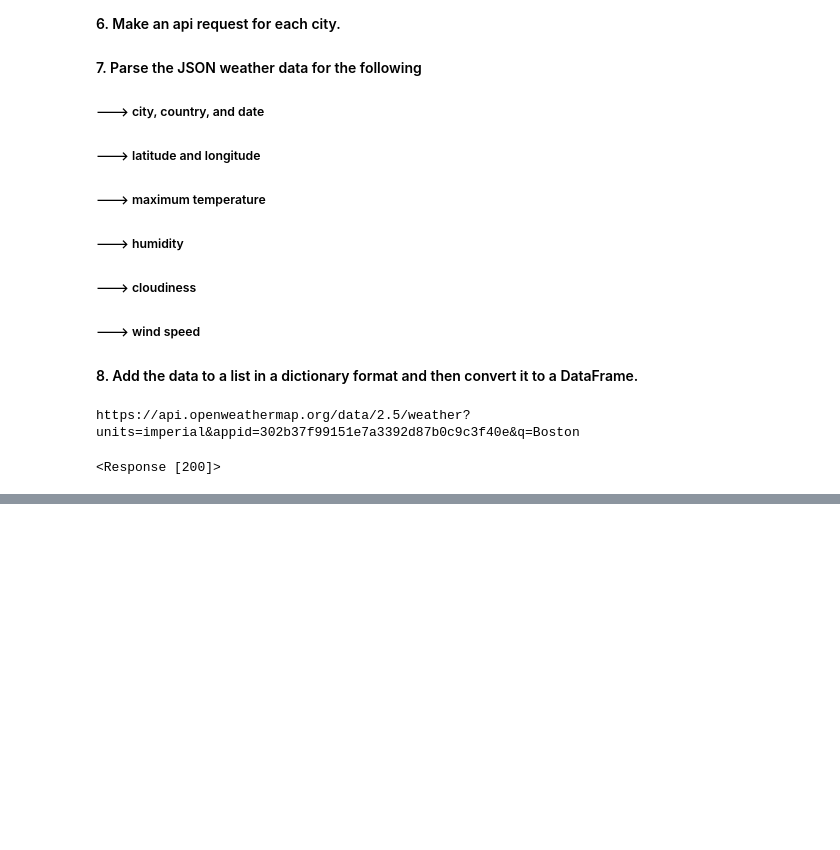
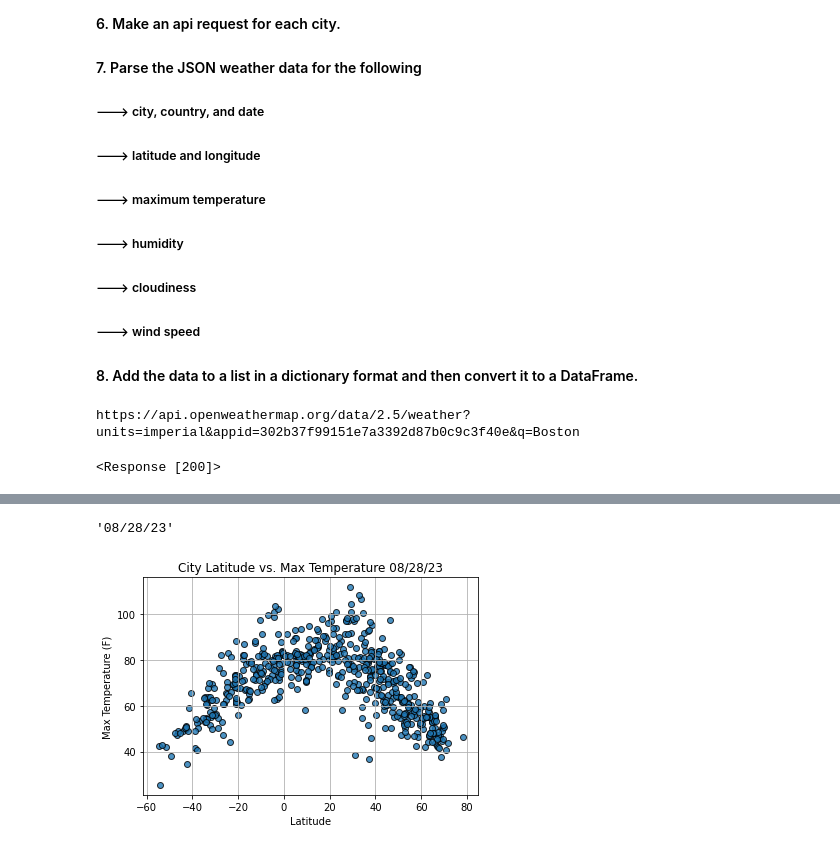
Before and after one commit to StephenELevy/WeatherPy_1, a Jupyter notebook: WeatherPy.ipynb, the cells around one changed output, grey strips where cells are left out. Drawn from its saved outputs; the diff is of its cells as text; code cells hidden in the pictures; blank space fills up the shorter version.

Commit message:
WeatherPY.ipynb with scatter plots for latitude vs Max Temp, Humidity, Cloudiness and Wind Speed

```diff
--- a/WeatherPy.ipynb
+++ b/WeatherPy.ipynb
@@ -353,0 +358,16 @@ city_data_df.to_csv(output_data_file, index_label="City_ID")
+# %%
+# Mod 6.3.1 Plot latitude vs Temperature
+# We are going to create scatter plots for latitude vs maximum temperature, humidity, cloudiness, and wind speed.
+
+# REWIMD --> Recall that to create a scatter plot, we collect and then add x- and y-axis data to plt.scatter().
+
+
+
+# Get dData for Plotting.
+
+# Extract relevant fields from the DataFrame for plotting.
+lats = city_data_df["Lat"]
+max_temps = city_data_df["Max Temp"]
+humidity = city_data_df["Humidity"]
+cloudiness = city_data_df["Cloudiness"]
+wind_speed = city_data_df["Wind Speed"]
@@ -353,0 +379,27 @@ city_data_df.to_csv(output_data_file, index_label="City_ID")
+# %%
+# Get today's date in seconds
+time.strftime("%x")
+
+# For more information, we the documentation on the time module.
+# %% [output]
+'08/28/23'
+# %%
+# Build the scatter plot for latitude vs. max temperature.
+plt.scatter(lats,
+            max_temps,
+            edgecolor="black", linewidths=1, marker="o",
+            alpha=0.8, label="Cities")
+
+# Incorporate the other graph properties.
+plt.title(f"City Latitude vs. Max Temperature "+ time.strftime("%x"))
+plt.ylabel("Max Temperature (F)")
+plt.xlabel("Latitude")
+plt.grid(True)
+
+# Save the figure.
+plt.savefig("weather_data/Fig1.png")
+
+# Show plot.
+plt.show()
+# %% [output]
+[figure, added]
```
Also changed, not shown: parts of 16 cells of this notebook, 5 other files.
